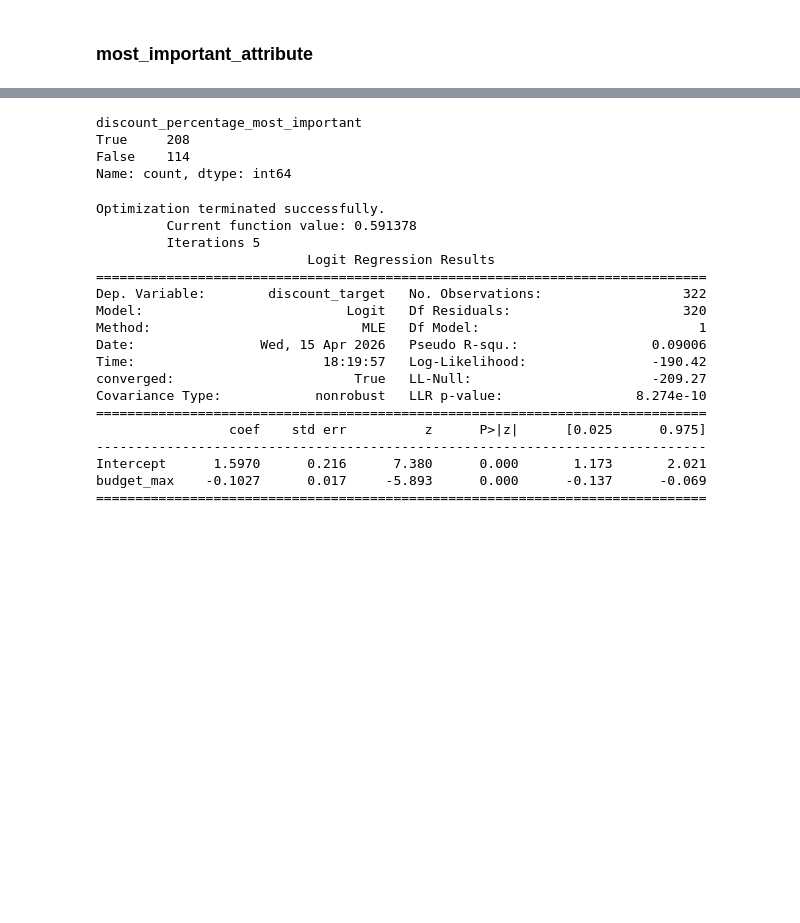
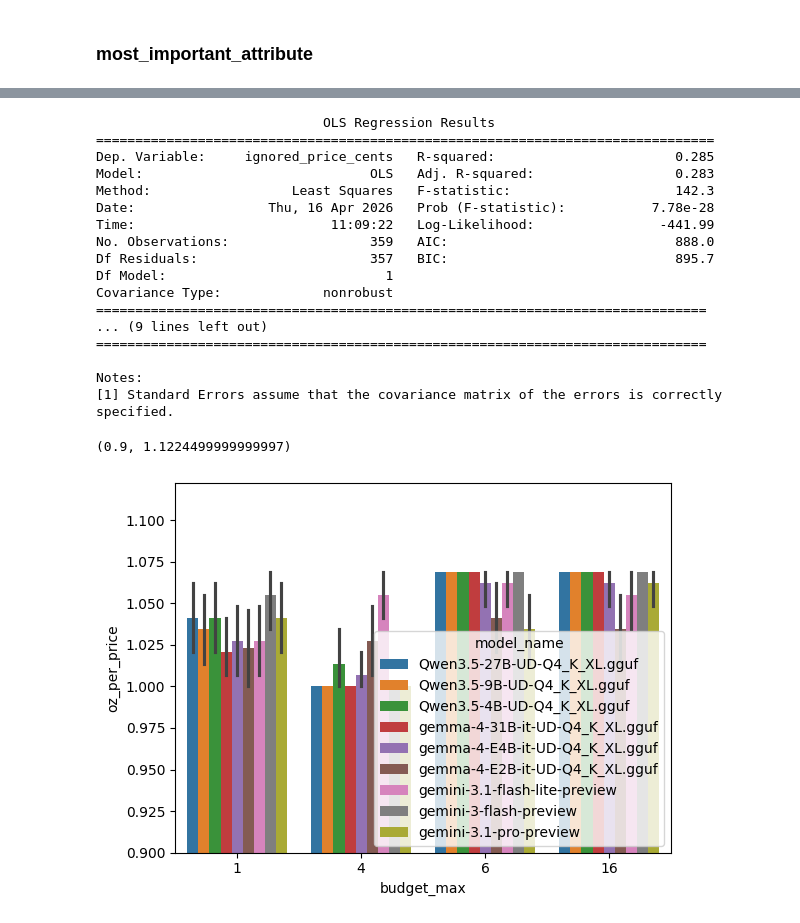
Before and after one commit to davoodwadi/toollab, a Jupyter notebook: src/tool_lab/analysis/analyze_leftdigit.ipynb, the cells around one changed output, grey strips where cells are left out. Drawn from its saved outputs; the diff is of its cells as text; code cells hidden in the pictures; blank space fills up the shorter version.

Commit message:
finish analysis left digit

```diff
--- a/src/tool_lab/analysis/analyze_leftdigit.ipynb
+++ b/src/tool_lab/analysis/analyze_leftdigit.ipynb
@@ -850,8 +1049,0 @@ plt.xticks(rotation=-45)
-# %%
-df_submit_choice['discount_percentage_most_important'] = df_submit_choice['most_important_attribute']=='discount_percentage'
-df_submit_choice['discount_percentage_most_important'].value_counts()
-# %% [output]
-discount_percentage_most_important
-True     208
-False    114
-Name: count, dtype: int64
@@ -858,31 +1097,32 @@ Name: count, dtype: int64
 # %%
 import statsmodels.formula.api as smf
 
-# Convert the boolean column to integer (0 or 1) for the model
-df_submit_choice['discount_target'] = df_submit_choice['discount_percentage_most_important'].astype(int)
-
 # Fit the logistic regression model
-# This tests if continuous 'budget_max' predicts the binary 'discount_target'
-logit_model = smf.logit('discount_target ~ budget_max', data=df_submit_choice).fit()
+logit_model = smf.ols('ignored_price_cents ~ constraint', data=submit_choice_reasoning).fit()
 
 # Display the statistical summary
 print(logit_model.summary())
 # %% [output]
-Optimization terminated successfully.
-         Current function value: 0.591378
-         Iterations 5
-                           Logit Regression Results
+                             OLS Regression Results
+===============================================================================
+Dep. Variable:     ignored_price_cents   R-squared:                       0.285
+Model:                             OLS   Adj. R-squared:                  0.283
+Method:                  Least Squares   F-statistic:                     142.3
+Date:                 Thu, 16 Apr 2026   Prob (F-statistic):           7.78e-28
+Time:                         11:09:22   Log-Likelihood:                -441.99
+No. Observations:                  359   AIC:                             888.0
+Df Residuals:                      357   BIC:                             895.7
+Df Model:                            1
+Covariance Type:             nonrobust
 ==============================================================================
-Dep. Variable:        discount_target   No. Observations:                  322
-Model:                          Logit   Df Residuals:                      320
-Method:                           MLE   Df Model:                            1
-Date:                Wed, 15 Apr 2026   Pseudo R-squ.:                 0.09006
-Time:                        18:19:57   Log-Likelihood:                -190.42
-converged:                       True   LL-Null:                       -209.27
-Covariance Type:            nonrobust   LLR p-value:                 8.274e-10
+... (9 lines left out)
 ==============================================================================
-                 coef    std err          z      P>|z|      [0.025      0.975]
-------------------------------------------------------------------------------
-Intercept      1.5970      0.216      7.380      0.000       1.173       2.021
-budget_max    -0.1027      0.017     -5.893      0.000      -0.137      -0.069
-==============================================================================
+
+Notes:
+[1] Standard Errors assume that the covariance matrix of the errors is correctly specified.
+# %%
+sns.barplot(submit_choice_reasoning, x = 'budget_max', y = 'oz_per_price', hue='model_name')
+plt.ylim(0.9)
+# %% [output]
+(0.9, 1.1224499999999997)
+[figure, added]
```
Also changed, not shown: parts of 23 cells of this notebook, 19 other files.
